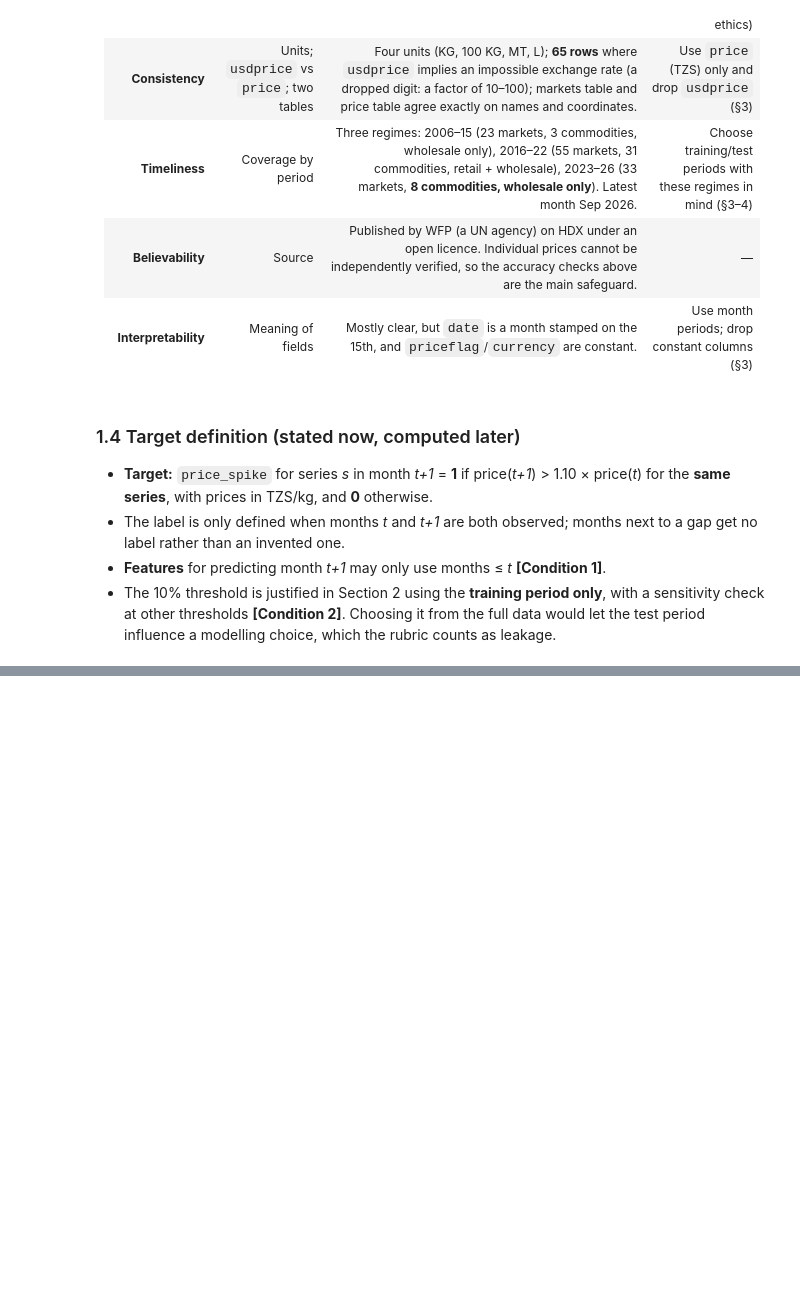
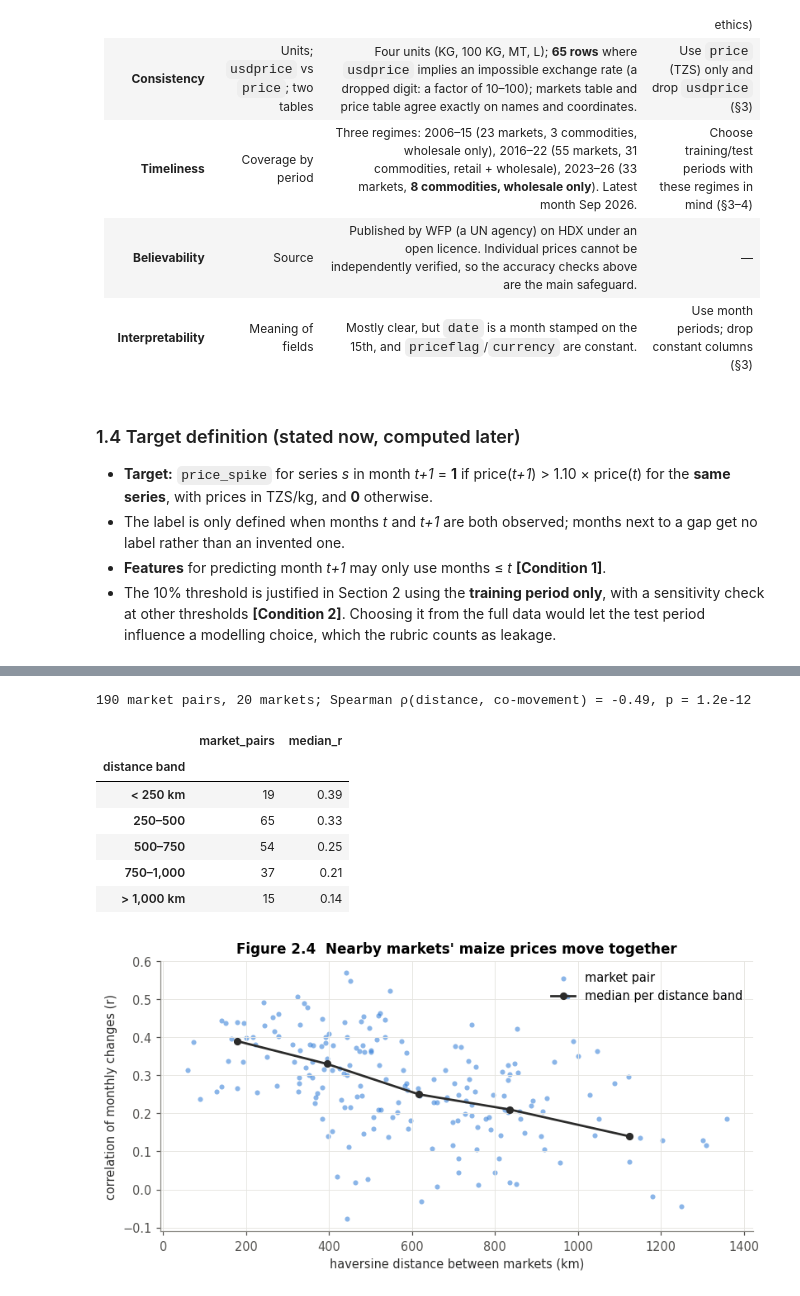
Before and after one commit to Shambhavi-DSAI2006/tanzania-food-price-spikes, a Jupyter notebook: Shambhavi_MiniProject.ipynb, the cells around one changed output, grey strips where cells are left out. Drawn from its saved outputs; the diff is of its cells as text; code cells hidden in the pictures; blank space fills up the shorter version.

```diff
--- a/Shambhavi_MiniProject.ipynb
+++ b/Shambhavi_MiniProject.ipynb
@@ -485,0 +896,9 @@ Price rows from Zanzibar regions: 0
+# %%
+# Check one numeric term by hand, then compare with plain Euclidean distance on raw numbers
+f = "log10_price"
+print(f"By hand, A vs C on {f}: |{A[f]:.3f} − {C[f]:.3f}| / {robust_range[f]:.3f} = {abs(A[f] - C[f]) / robust_range[f]:.3f}")
+
+raw = ["price_tzs_per_kg", "latitude", "longitude"]
+euc = lambda a, b: np.sqrt(((a[raw].astype(float) - b[raw].astype(float)) ** 2).sum())
+print(f"Euclidean on raw (TZS/kg, lat, lon): A–B = {euc(A, B):.1f}, A–C = {euc(A, C):.1f}  "
+      f"<- {abs(A['price_tzs_per_kg'] - C['price_tzs_per_kg']) ** 2 / euc(A, C) ** 2:.1%} of A–C comes from price alone")
@@ -485,0 +922,46 @@ Price rows from Zanzibar regions: 0
+# %%
+def haversine_km(lat1, lon1, lat2, lon2, R=6371.0):
+    lat1, lon1, lat2, lon2 = map(np.radians, [lat1, lon1, lat2, lon2])
+    a = np.sin((lat2 - lat1) / 2) ** 2 + np.cos(lat1) * np.cos(lat2) * np.sin((lon2 - lon1) / 2) ** 2
+    return 2 * R * np.arcsin(np.sqrt(a))
+
+mz = train[(train["commodity"] == "Maize") & (train["pricetype"] == "Wholesale")]
+wide = mz.pivot_table(index="month", columns="market", values="change")
+loc = mz.drop_duplicates("market").set_index("market")[["latitude", "longitude"]]
+
+pairs = []
+names = list(wide.columns)
+for i in range(len(names)):
+    for j in range(i + 1, len(names)):
+        both = wide[[names[i], names[j]]].dropna()
+        if len(both) >= 36:
+            a, b = loc.loc[names[i]], loc.loc[names[j]]
+            pairs.append({"market_a": names[i], "market_b": names[j], "months": len(both),
+                          "km": haversine_km(a.latitude, a.longitude, b.latitude, b.longitude),
+                          "r": both.iloc[:, 0].corr(both.iloc[:, 1])})
+pairs = pd.DataFrame(pairs)
+rho_dist, p_dist = stats.spearmanr(pairs["km"], pairs["r"])
+pairs["distance band"] = pd.cut(pairs["km"], [0, 250, 500, 750, 1000, 2000],
+                                labels=["< 250 km", "250–500", "500–750", "750–1,000", "> 1,000 km"])
+bands = pairs.groupby("distance band", observed=True)["r"].agg(market_pairs="size", median_r="median").round(2)
+print(f"{len(pairs)} market pairs, {pairs[['market_a', 'market_b']].stack().nunique()} markets; "
+      f"Spearman ρ(distance, co-movement) = {rho_dist:.2f}, p = {p_dist:.1e}")
+display(bands)
+
+fig, ax = plt.subplots(figsize=(7.5, 3.9))
+ax.scatter(pairs["km"], pairs["r"], s=16, color="#2a78d6", alpha=0.55, linewidths=0, label="market pair")
+mids = pairs.groupby("distance band", observed=True)["km"].median()
+ax.plot(mids.values, bands["median_r"].values, color="#2b2b2a", lw=1.8, marker="o", ms=5, label="median per distance band")
+ax.set(title="Figure 2.4  Nearby markets' maize prices move together", xlabel="haversine distance between markets (km)",
+       ylabel="correlation of monthly changes (r)")
+ax.legend(loc="upper right"); plt.tight_layout(); plt.show()
+# %% [output]
+190 market pairs, 20 markets; Spearman ρ(distance, co-movement) = -0.49, p = 1.2e-12
+|  | market_pairs | median_r |
+| distance band |  |  |
+| < 250 km | 19 | 0.39 |
+| 250–500 | 65 | 0.33 |
+| 500–750 | 54 | 0.25 |
+| 750–1,000 | 37 | 0.21 |
+| > 1,000 km | 15 | 0.14 |
+[figure, added]
```
Also changed, not shown: parts of 30 cells of this notebook.
